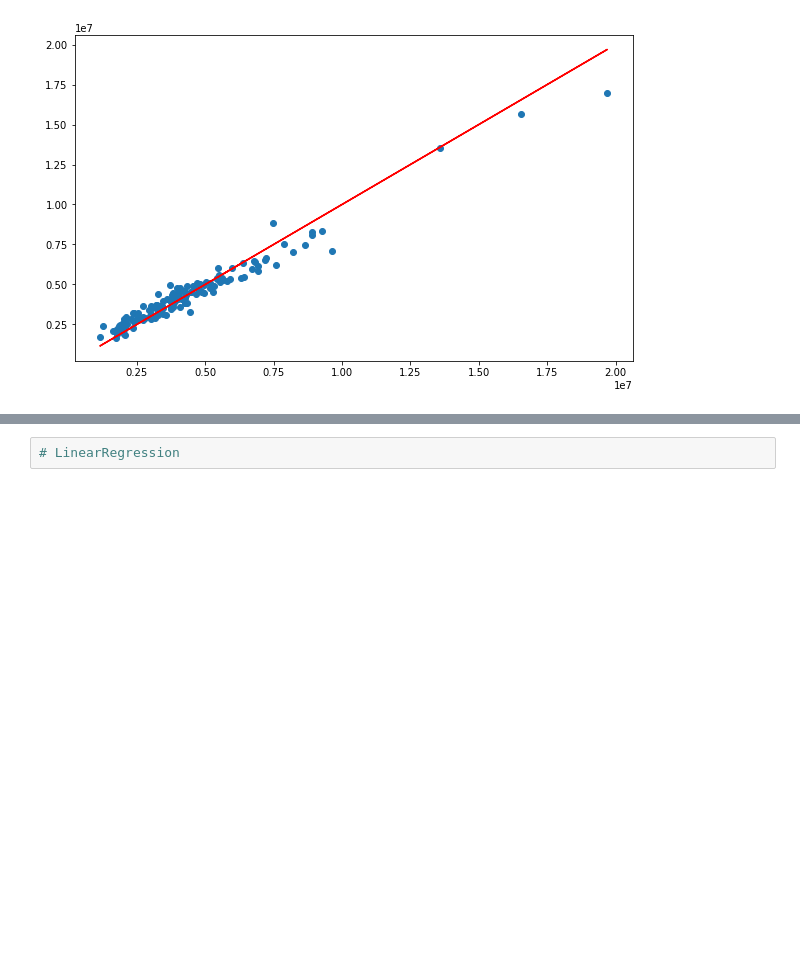
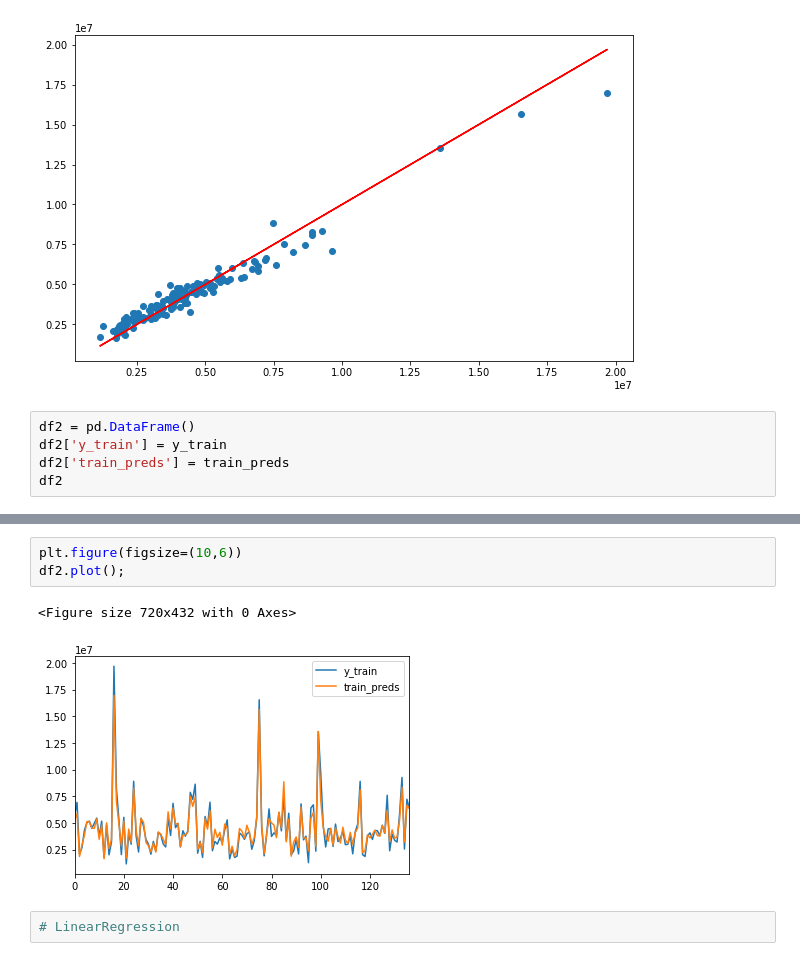
Before and after one commit to sekhar0146/ML_regression_projects, a Jupyter notebook: restaurant-revenue-prediction_regression.ipynb, the cells around one changed output, grey strips where cells are left out. Cells and saved outputs as stored; diff of their text form; blank space fills up the shorter version.

```diff
--- a/restaurant-revenue-prediction_regression.ipynb
+++ b/restaurant-revenue-prediction_regression.ipynb
@@ -359,3 +382,8 @@ plt.scatter(y_train, train_preds)
 plt.plot(y_train, y_train, 'r');  # lineplot
 # %% [output]
 [figure]
+# %%
+df2 = pd.DataFrame()
+df2['y_train'] = y_train
+df2['train_preds'] = train_preds
+df2
@@ -362,3 +404,9 @@ plt.plot(y_train, y_train, 'r');  # lineplot
+# %%
+plt.figure(figsize=(10,6))
+df2.plot();
+# %% [output]
+<Figure size 720x432 with 0 Axes>
+[figure, added]
 # %%
 # LinearRegression
 # %%
```
Also changed, not shown: parts of 4 cells of this notebook.
